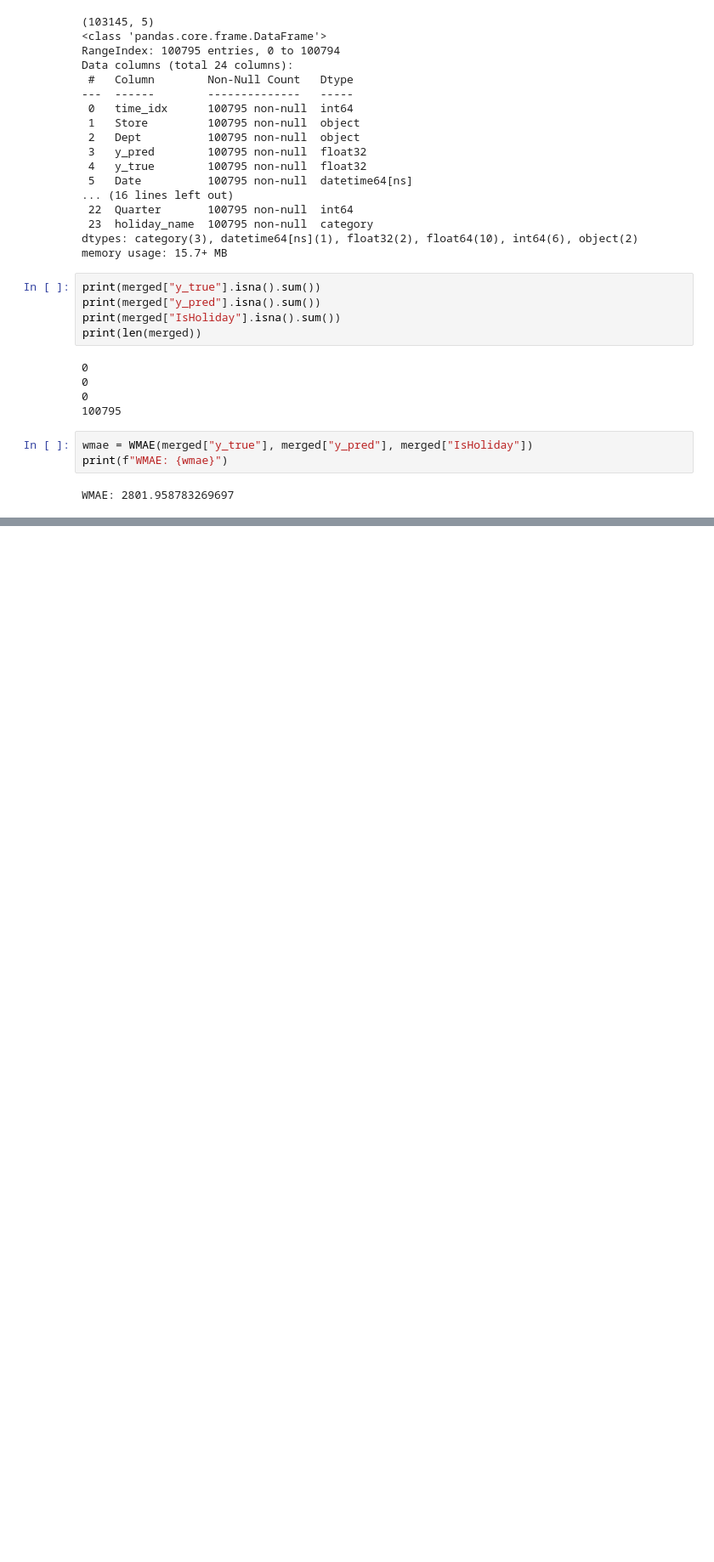
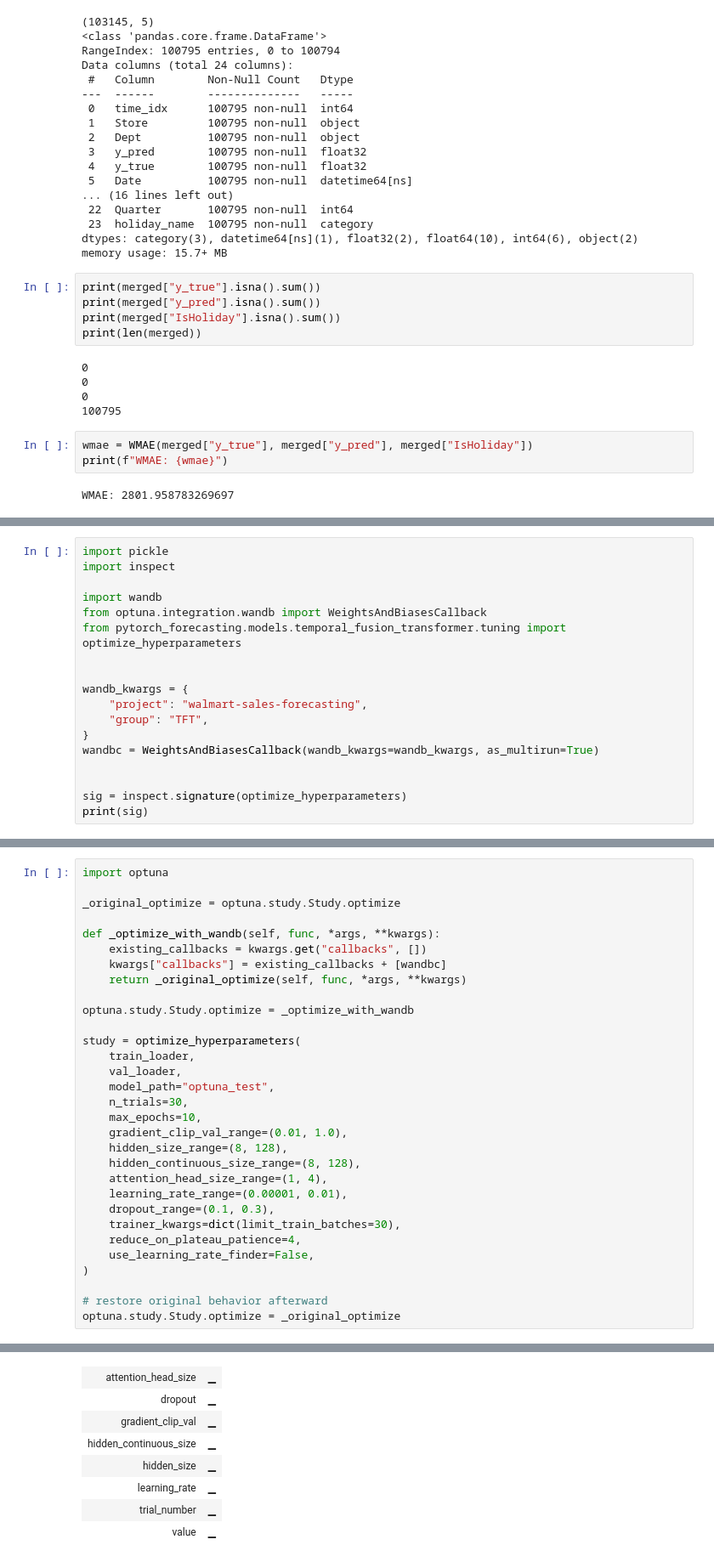
Before and after one commit to icosahedron31/Walmart-Sales, a Jupyter notebook: TFT.ipynb, the cells around one changed output, grey strips where cells are left out. Shown at 85% size. Saved outputs shown, nothing was run; the diff lists cells and outputs as text; blank space fills up the shorter version.

```diff
--- a/TFT.ipynb
+++ b/TFT.ipynb
@@ -335,0 +472,18 @@ WMAE: 2801.958783269697
+# %%
+import pickle
+import inspect
+
+import wandb
+from optuna.integration.wandb import WeightsAndBiasesCallback
+from pytorch_forecasting.models.temporal_fusion_transformer.tuning import optimize_hyperparameters
+
+
+wandb_kwargs = {
+    "project": "walmart-sales-forecasting",
+    "group": "TFT",
+}
+wandbc = WeightsAndBiasesCallback(wandb_kwargs=wandb_kwargs, as_multirun=True)
+
+
+sig = inspect.signature(optimize_hyperparameters)
+print(sig)
@@ -335,0 +515,32 @@ WMAE: 2801.958783269697
+# %%
+import optuna
+
+_original_optimize = optuna.study.Study.optimize
+
+def _optimize_with_wandb(self, func, *args, **kwargs):
+    existing_callbacks = kwargs.get("callbacks", [])
+    kwargs["callbacks"] = existing_callbacks + [wandbc]
+    return _original_optimize(self, func, *args, **kwargs)
+
+optuna.study.Study.optimize = _optimize_with_wandb
+
+study = optimize_hyperparameters(
+    train_loader,
+    val_loader,
+    model_path="optuna_test",
+    n_trials=30,
+    max_epochs=10,
+    gradient_clip_val_range=(0.01, 1.0),
+    hidden_size_range=(8, 128),
+    hidden_continuous_size_range=(8, 128),
+    attention_head_size_range=(1, 4),
+    learning_rate_range=(0.00001, 0.01),
+    dropout_range=(0.1, 0.3),
+    trainer_kwargs=dict(limit_train_batches=30),
+    reduce_on_plateau_patience=4,
+    use_learning_rate_finder=False,
+)
+
+# restore original behavior afterward
+optuna.study.Study.optimize = _original_optimize
+# %% [output]
@@ -335,0 +572,8 @@ WMAE: 2801.958783269697
+| attention_head_size | ▁ |
+| dropout | ▁ |
+| gradient_clip_val | ▁ |
+| hidden_continuous_size | ▁ |
+| hidden_size | ▁ |
+| learning_rate | ▁ |
+| trial_number | ▁ |
+| value | ▁ |
```
Also changed, not shown: parts of 15 cells of this notebook.
